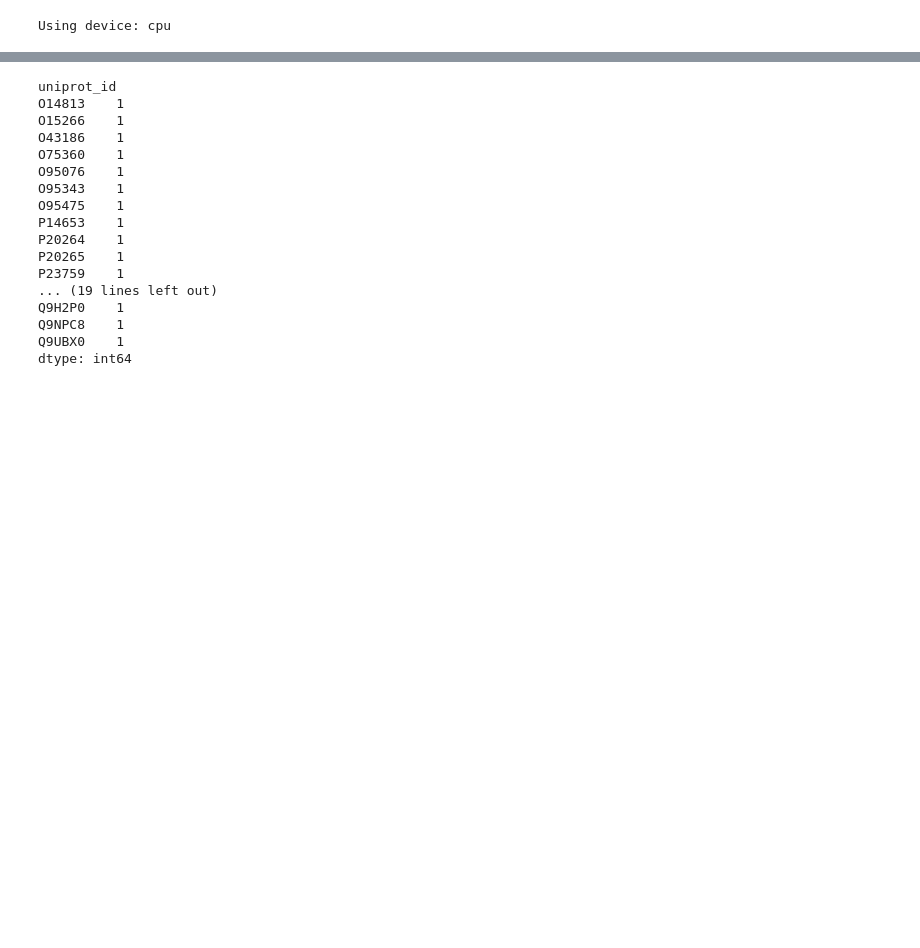
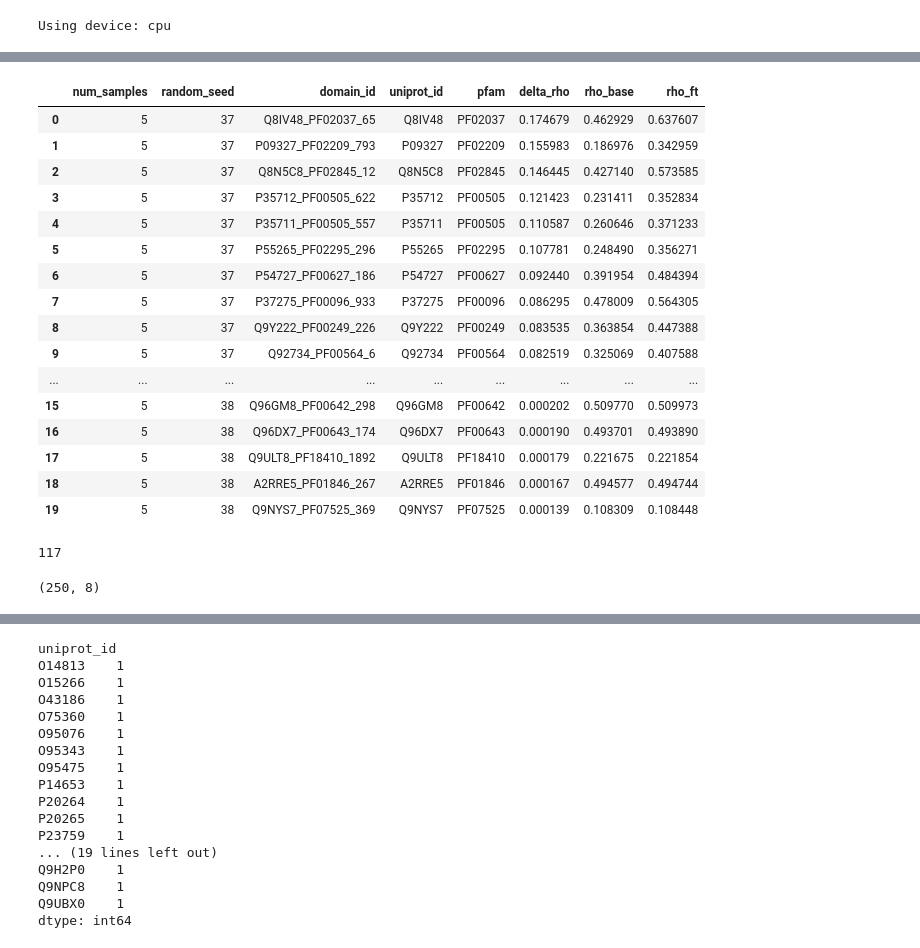
Before and after one commit to Hutch-Johnson/Protein-Language-Models, a Jupyter notebook: ESM_domainome_llr_compare_ns_rs.ipynb, the cells around one changed output, grey strips where cells are left out. Saved outputs shown, nothing was run; the diff lists cells and outputs as text; code cells hidden in the pictures; blank space fills up the shorter version.

```diff
--- a/ESM_domainome_llr_compare_ns_rs.ipynb
+++ b/ESM_domainome_llr_compare_ns_rs.ipynb
@@ -391,0 +575,25 @@ dtype: int64
+# %%
+top10_domains = (
+    corr_df.sort_values(
+        ["num_samples", "random_seed", "delta_rho"],
+        ascending=[True, True, False]
+    )
+    .groupby(["num_samples", "random_seed"])
+    .head(10)
+    .reset_index(drop=True)
+)
+
+top10_domains = top10_domains[
+    [
+        "num_samples",
+        "random_seed",
+        "domain_id",
+        "uniprot_id",
+        "pfam",
+        "delta_rho",
+        "rho_base",
+        "rho_ft",
+    ]
+]
+
+print(top10_domains)
@@ -392,3 +618,31 @@ dtype: int64
+# %%
+top10_domains.head(20)
+# %% [output]
+|  | num_samples | random_seed | domain_id | uniprot_id | pfam | delta_rho | rho_base | rho_ft |
+| 0 | 5 | 37 | Q8IV48_PF02037_65 | Q8IV48 | PF02037 | 0.174679 | 0.462929 | 0.637607 |
+| 1 | 5 | 37 | P09327_PF02209_793 | P09327 | PF02209 | 0.155983 | 0.186976 | 0.342959 |
+| 2 | 5 | 37 | Q8N5C8_PF02845_12 | Q8N5C8 | PF02845 | 0.146445 | 0.427140 | 0.573585 |
+| 3 | 5 | 37 | P35712_PF00505_622 | P35712 | PF00505 | 0.121423 | 0.231411 | 0.352834 |
+| 4 | 5 | 37 | P35711_PF00505_557 | P35711 | PF00505 | 0.110587 | 0.260646 | 0.371233 |
+| 5 | 5 | 37 | P55265_PF02295_296 | P55265 | PF02295 | 0.107781 | 0.248490 | 0.356271 |
+| 6 | 5 | 37 | P54727_PF00627_186 | P54727 | PF00627 | 0.092440 | 0.391954 | 0.484394 |
+| 7 | 5 | 37 | P37275_PF00096_933 | P37275 | PF00096 | 0.086295 | 0.478009 | 0.564305 |
+| 8 | 5 | 37 | Q9Y222_PF00249_226 | Q9Y222 | PF00249 | 0.083535 | 0.363854 | 0.447388 |
+| 9 | 5 | 37 | Q92734_PF00564_6 | Q92734 | PF00564 | 0.082519 | 0.325069 | 0.407588 |
+| ... | ... | ... | ... | ... | ... | ... | ... | ... |
+| 15 | 5 | 38 | Q96GM8_PF00642_298 | Q96GM8 | PF00642 | 0.000202 | 0.509770 | 0.509973 |
+| 16 | 5 | 38 | Q96DX7_PF00643_174 | Q96DX7 | PF00643 | 0.000190 | 0.493701 | 0.493890 |
+| 17 | 5 | 38 | Q9ULT8_PF18410_1892 | Q9ULT8 | PF18410 | 0.000179 | 0.221675 | 0.221854 |
+| 18 | 5 | 38 | A2RRE5_PF01846_267 | A2RRE5 | PF01846 | 0.000167 | 0.494577 | 0.494744 |
+| 19 | 5 | 38 | Q9NYS7_PF07525_369 | Q9NYS7 | PF07525 | 0.000139 | 0.108309 | 0.108448 |
+# %%
+top10_domains['domain_id'].nunique()
+# %% [output]
+117
+# %%
+top10_domains.shape
+# %% [output]
+(250, 8)
 # %%
 print(
     corr_df.groupby('pfam')
```
Also changed, not shown: parts of 20 cells of this notebook.
